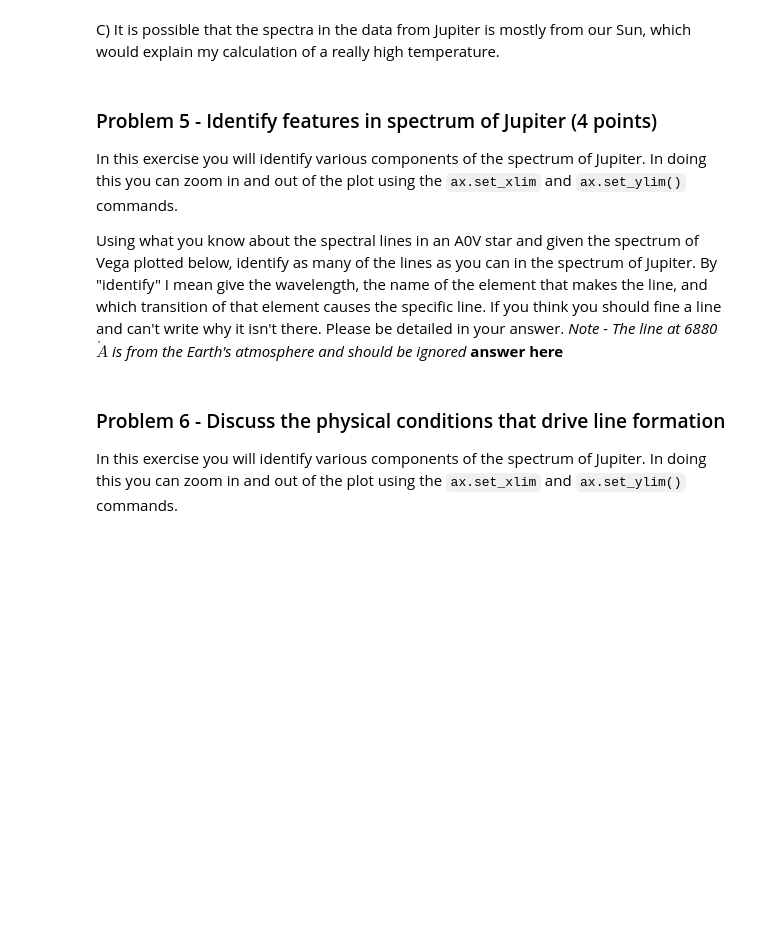
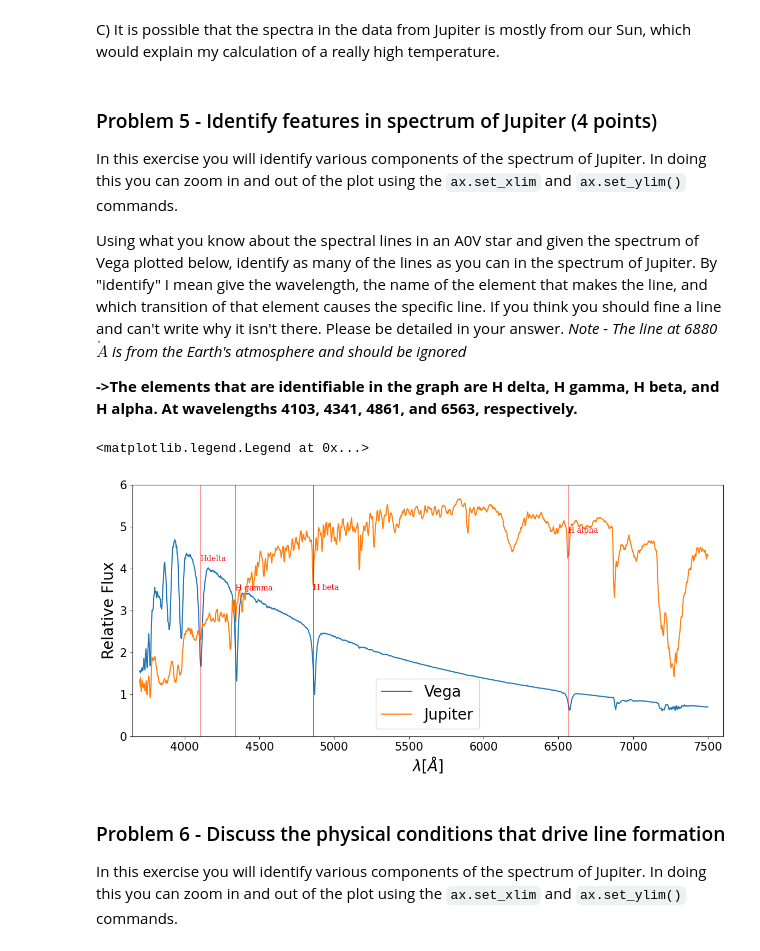
Before and after one commit to camerynwheeler/Analysis_real_spectra_student, a Jupyter notebook: analysis_real_spectra.student.ipynb, the cells around one changed output. Cells and saved outputs as stored; diff of their text form; code cells hidden in the pictures; blank space fills up the shorter version.

```diff
--- a/analysis_real_spectra.student.ipynb
+++ b/analysis_real_spectra.student.ipynb
@@ -482,31 +482,41 @@ C) It is possible that the spectra in the data from Jupiter is mostly from our S
 In this exercise you will identify various components of the spectrum of Jupiter.  In doing this you can zoom in and out of the plot using the `ax.set_xlim` and `ax.set_ylim()` commands.
 
 Using what you know about the spectral lines in an A0V star and given the spectrum of Vega plotted below, identify as many of the lines as you can in the spectrum of Jupiter.  By "identify" I mean give the wavelength, the name of the element that makes the line, and which transition of that element causes the specific line.  If you think you should fine a line and can't write why it isn't there.  Please be detailed in your answer. *Note - The line at 6880$\mathring A$ is from the Earth's atmosphere and should be ignored*
-**answer here**
+
+**->The elements that are identifiable in the graph are H delta, H gamma, H beta, and H alpha. At wavelengths 4103, 4341, 4861, and 6563, respectively.**
 # %%
 #plot Vega and Jupiter, where I have scaled the flux of Jupiter so that they
 #better overlap. You can change that scaling
 plt.figure(figsize = (14,6))
 ax = plt.gca()
 plt.plot(specvega.wavelength,specvega.flux,label="Vega")
 plt.plot(specjup.wavelength,specjup.flux*5,label="Jupiter")
 
 #**************
 #you can change these parameters to zoom in and out of certain parts of the spectra.
 #Make a copy of these parameters and change your copy so as to remember what the
 #original values were
-fluxmin =
-fluxmax =
-lammin =
-lammax =
+fluxmin = 0
+fluxmax = 6
+lammin = 3650
+lammax = 7600
 ax.set_ylim([fluxmin,fluxmax])
 ax.set_xlim([lammin,lammax])
-
+linelist = [
+('Hdelta',4103),
+('H gamma',4341),
+('H beta',4861),
+('H alpha',6563),
+]
+lineplot(linelist)
 plt.xticks(fontsize=15)
 plt.yticks(fontsize=15)
 plt.xlabel("$\lambda [\AA]$",fontsize=20)
 plt.ylabel("Relative Flux",fontsize=20)
 plt.legend(fontsize=20)
+# %% [output]
+<matplotlib.legend.Legend at 0x...>
+[figure, added]
 # %% [markdown]
 ### Problem 6 - Discuss the physical conditions that drive line formation
 
```
Also changed, not shown: parts of 5 cells of this notebook.
